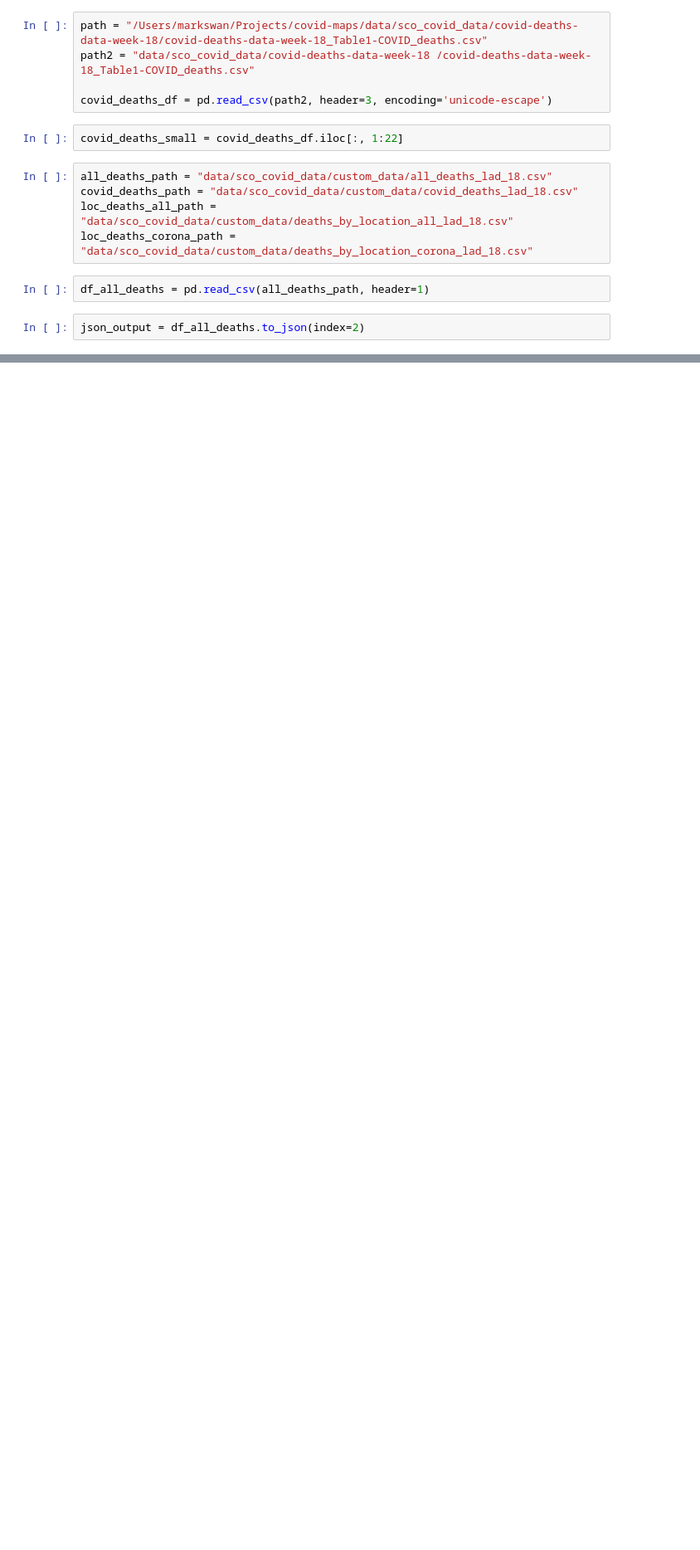
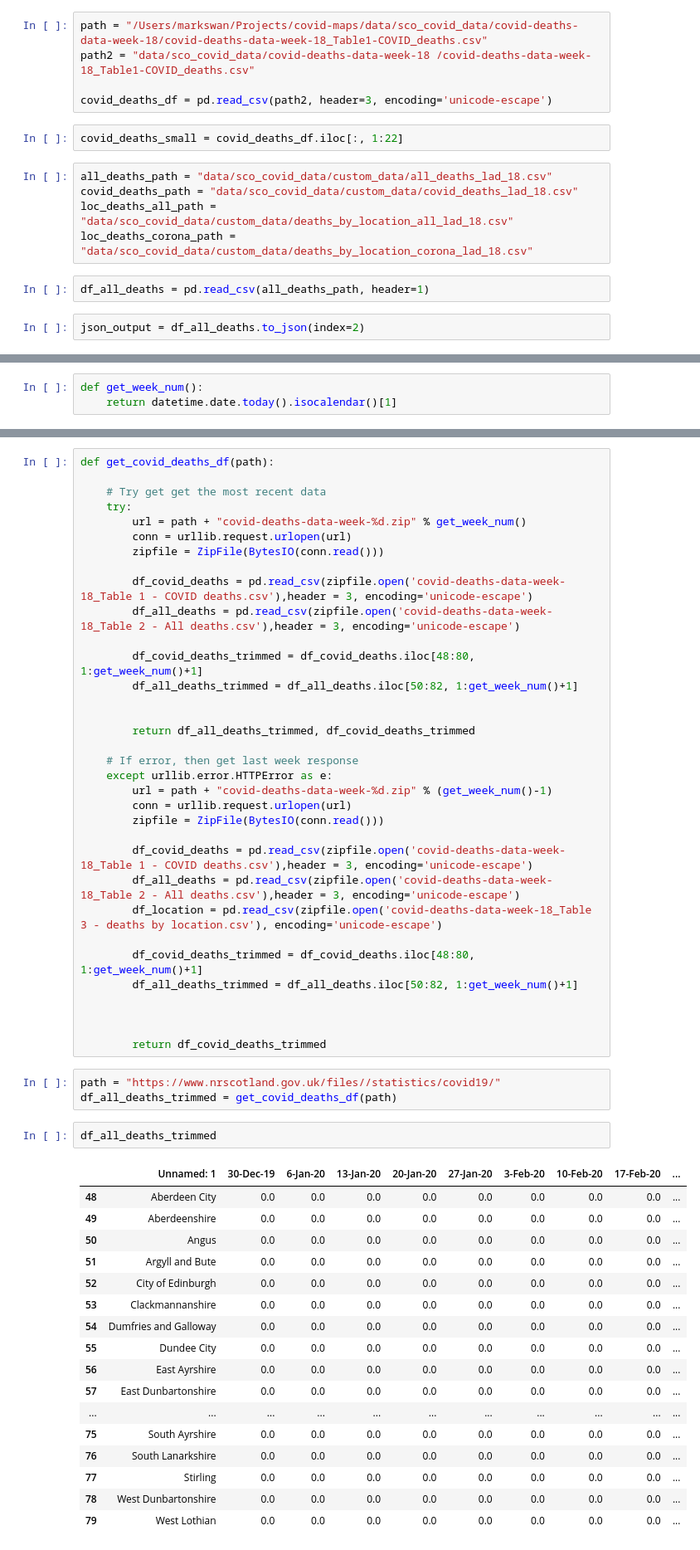
Before and after one commit to covidmaps/scotland, a Jupyter notebook: playground.ipynb, the cells around one changed output, grey strips where cells are left out. Shown: that part at 83% size. Saved outputs shown, nothing was run; the diff lists cells and outputs as text; blank space fills up the shorter version.

Commit message:
add jupyter notebook changes for getting and parsing dataframes

```diff
--- a/playground.ipynb
+++ b/playground.ipynb
@@ -23,0 +38,3 @@ json_output
+# %%
+def get_week_num():
+    return datetime.date.today().isocalendar()[1]
@@ -23,0 +73,57 @@ json_output
+# %%
+def get_covid_deaths_df(path):
+
+    # Try get get the most recent data
+    try:
+        url = path + "covid-deaths-data-week-%d.zip" % get_week_num()
+        conn = urllib.request.urlopen(url)
+        zipfile = ZipFile(BytesIO(conn.read()))
+
+        df_covid_deaths = pd.read_csv(zipfile.open('covid-deaths-data-week-18_Table 1 - COVID deaths.csv'),header = 3, encoding='unicode-escape')
+        df_all_deaths = pd.read_csv(zipfile.open('covid-deaths-data-week-18_Table 2 - All deaths.csv'),header = 3, encoding='unicode-escape')
+
+        df_covid_deaths_trimmed = df_covid_deaths.iloc[48:80, 1:get_week_num()+1]
+        df_all_deaths_trimmed = df_all_deaths.iloc[50:82, 1:get_week_num()+1]
+
+
+        return df_all_deaths_trimmed, df_covid_deaths_trimmed
+
+    # If error, then get last week response
+    except urllib.error.HTTPError as e:
+        url = path + "covid-deaths-data-week-%d.zip" % (get_week_num()-1)
+        conn = urllib.request.urlopen(url)
+        zipfile = ZipFile(BytesIO(conn.read()))
+
+        df_covid_deaths = pd.read_csv(zipfile.open('covid-deaths-data-week-18_Table 1 - COVID deaths.csv'),header = 3, encoding='unicode-escape')
+        df_all_deaths = pd.read_csv(zipfile.open('covid-deaths-data-week-18_Table 2 - All deaths.csv'),header = 3, encoding='unicode-escape')
+        df_location = pd.read_csv(zipfile.open('covid-deaths-data-week-18_Table 3 - deaths by location.csv'), encoding='unicode-escape')
+
+        df_covid_deaths_trimmed = df_covid_deaths.iloc[48:80, 1:get_week_num()+1]
+        df_all_deaths_trimmed = df_all_deaths.iloc[50:82, 1:get_week_num()+1]
+
+
+
+        return df_covid_deaths_trimmed
+# %%
+path = "https://www.nrscotland.gov.uk/files//statistics/covid19/"
+df_all_deaths_trimmed = get_covid_deaths_df(path)
+# %%
+df_all_deaths_trimmed
+# %% [output]
+|  | Unnamed: 1 | 30-Dec-19 | 6-Jan-20 | 13-Jan-20 | 20-Jan-20 | 27-Jan-20 | 3-Feb-20 | 10-Feb-20 | 17-Feb-20 | ... |
+| 48 | Aberdeen City | 0.0 | 0.0 | 0.0 | 0.0 | 0.0 | 0.0 | 0.0 | 0.0 | ... |
+| 49 | Aberdeenshire | 0.0 | 0.0 | 0.0 | 0.0 | 0.0 | 0.0 | 0.0 | 0.0 | ... |
+| 50 | Angus | 0.0 | 0.0 | 0.0 | 0.0 | 0.0 | 0.0 | 0.0 | 0.0 | ... |
+| 51 | Argyll and Bute | 0.0 | 0.0 | 0.0 | 0.0 | 0.0 | 0.0 | 0.0 | 0.0 | ... |
+| 52 | City of Edinburgh | 0.0 | 0.0 | 0.0 | 0.0 | 0.0 | 0.0 | 0.0 | 0.0 | ... |
+| 53 | Clackmannanshire | 0.0 | 0.0 | 0.0 | 0.0 | 0.0 | 0.0 | 0.0 | 0.0 | ... |
+| 54 | Dumfries and Galloway | 0.0 | 0.0 | 0.0 | 0.0 | 0.0 | 0.0 | 0.0 | 0.0 | ... |
+| 55 | Dundee City | 0.0 | 0.0 | 0.0 | 0.0 | 0.0 | 0.0 | 0.0 | 0.0 | ... |
+| 56 | East Ayrshire | 0.0 | 0.0 | 0.0 | 0.0 | 0.0 | 0.0 | 0.0 | 0.0 | ... |
+| 57 | East Dunbartonshire | 0.0 | 0.0 | 0.0 | 0.0 | 0.0 | 0.0 | 0.0 | 0.0 | ... |
+| ... | ... | ... | ... | ... | ... | ... | ... | ... | ... | ... |
+| 75 | South Ayrshire | 0.0 | 0.0 | 0.0 | 0.0 | 0.0 | 0.0 | 0.0 | 0.0 | ... |
+| 76 | South Lanarkshire | 0.0 | 0.0 | 0.0 | 0.0 | 0.0 | 0.0 | 0.0 | 0.0 | ... |
+| 77 | Stirling | 0.0 | 0.0 | 0.0 | 0.0 | 0.0 | 0.0 | 0.0 | 0.0 | ... |
+| 78 | West Dunbartonshire | 0.0 | 0.0 | 0.0 | 0.0 | 0.0 | 0.0 | 0.0 | 0.0 | ... |
+| 79 | West Lothian | 0.0 | 0.0 | 0.0 | 0.0 | 0.0 | 0.0 | 0.0 | 0.0 | ... |
```
Also changed, not shown: parts of 13 cells of this notebook, 1 other file.
